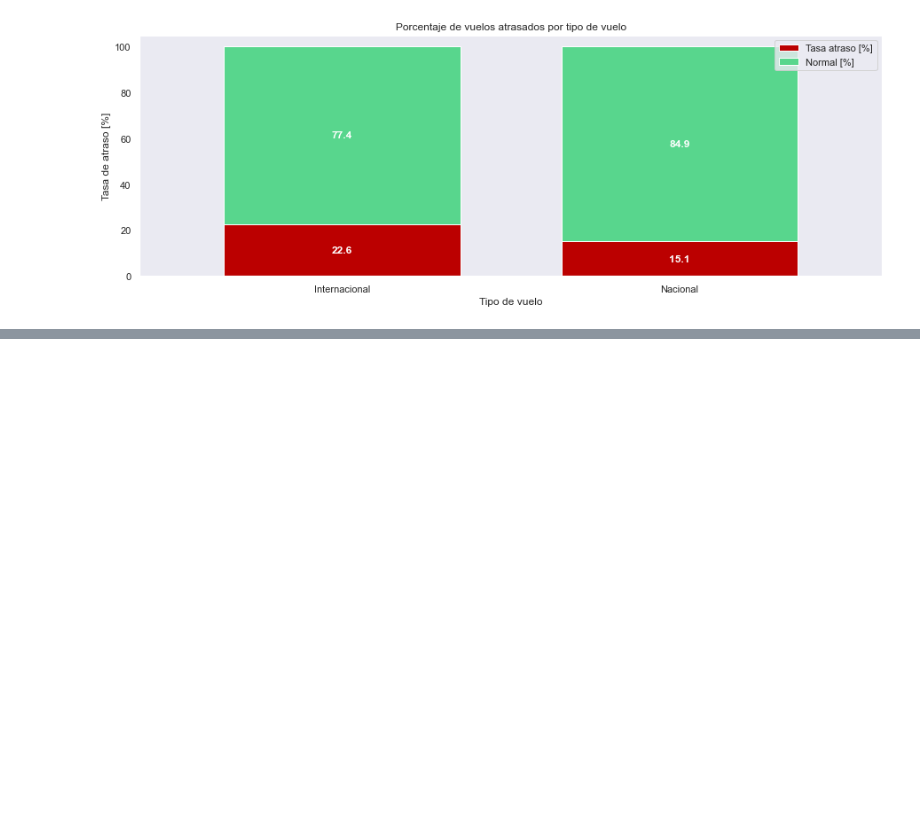
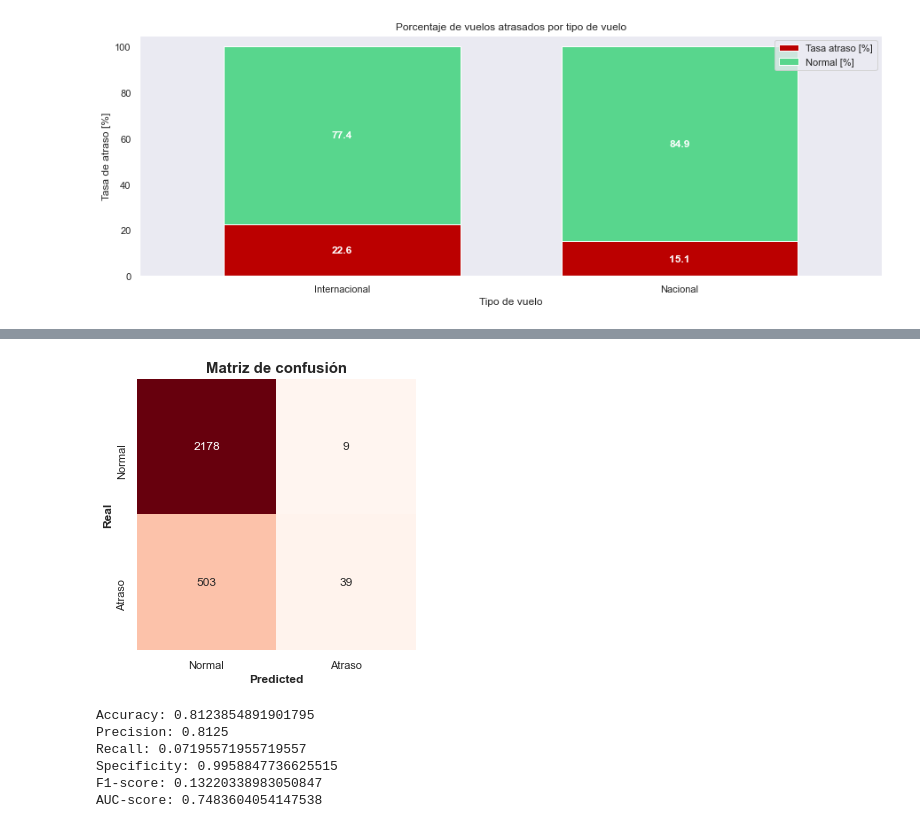
Before and after one commit to hvalenzuela1986/delayed_flight, a Jupyter notebook: solution.ipynb, the cells around one changed output, grey strips where cells are left out. Drawn from its saved outputs; the diff is of its cells as text; code cells hidden in the pictures; blank space fills up the shorter version.

Commit message:
Entrenamiento de modelo

```diff
--- a/solution.ipynb
+++ b/solution.ipynb
@@ -367,0 +453,26 @@ plt.show()
+# %%
+X = [
+    'DIA',
+    'MES',
+    'AÑO',
+    'dia_semana',
+    'hora',
+    'minutos',
+    'TIPOVUELO',
+    'Vlo-I',
+    'OPERA',
+    'SIGLADES',
+    'temporada_alta',
+    'periodo_dia'
+]
+y = 'atraso_15'
+# %%
+X_train = df_variables[X]
+y_train = df_variables[y]
+
+X_train, X_val, y_train, y_val = train_test_split(X_train, y_train, test_size=0.4, random_state=3, shuffle=True)
+X_val, X_test, y_val, y_test = train_test_split(X_val, y_val, test_size=0.1, random_state=3, shuffle=True)
+
+print('Registros dataset entrenamiento:', len(X_train))
+print('Registros dataset validación:', len(X_val))
+print('Registros dataset testeo:', len(X_test))
@@ -367,0 +483,6 @@ plt.show()
+# %%
+train_pool = Pool(X_train, y_train, cat_features=X)
+val_pool = Pool(X_val, y_val, cat_features=X)
+
+model = CatBoostClassifier(loss_function='Logloss', early_stopping_rounds=20, class_weights=(0.7, 0.3), eval_metric='AUC')
+model.fit(train_pool, eval_set=val_pool, use_best_model=True, verbose=True)
@@ -367,0 +508,14 @@ plt.show()
+# %%
+y_pred = model.predict(X_test)
+y_true = y_test
+# %%
+y_pred_proba = model.predict_proba(X_test)
+plot_confusion_matrix(y_true, y_pred, y_pred_proba)
+# %% [output]
+[figure, added]
+Accuracy: 0.8123854891901795
+Precision: 0.8125
+Recall: 0.07195571955719557
+Specificity: 0.9958847736625515
+F1-score: 0.13220338983050847
+AUC-score: 0.7483604054147538
```
Also changed, not shown: parts of 34 cells of this notebook, 6 other files.
